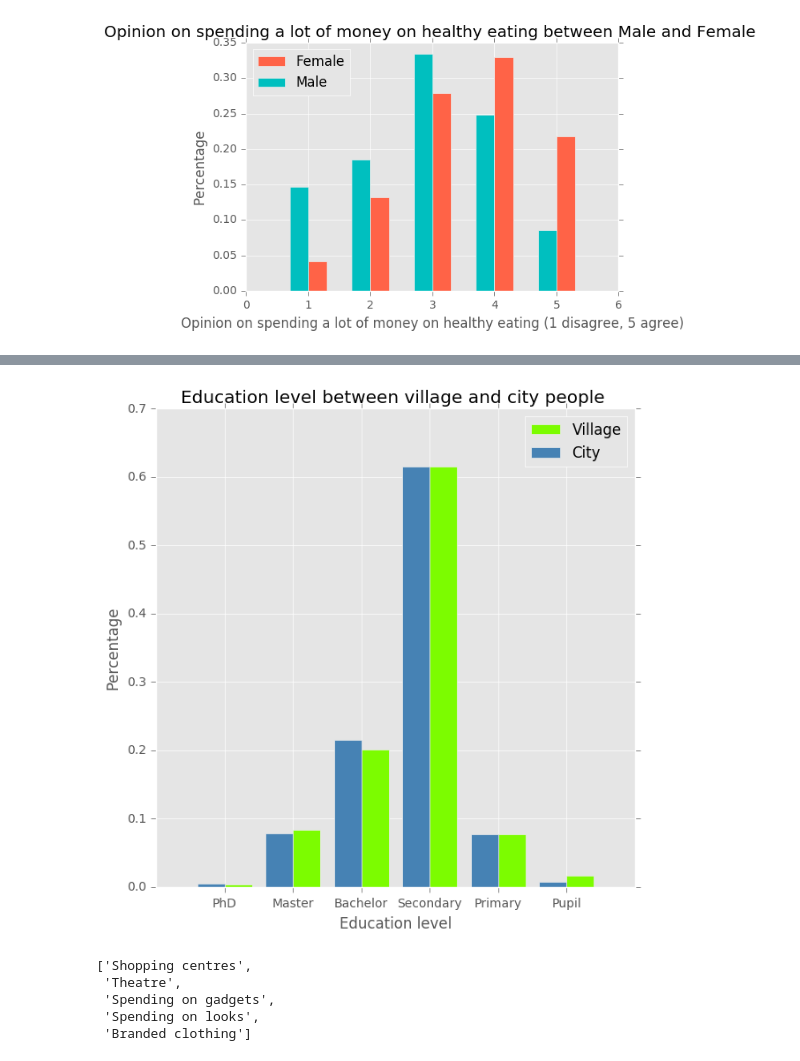
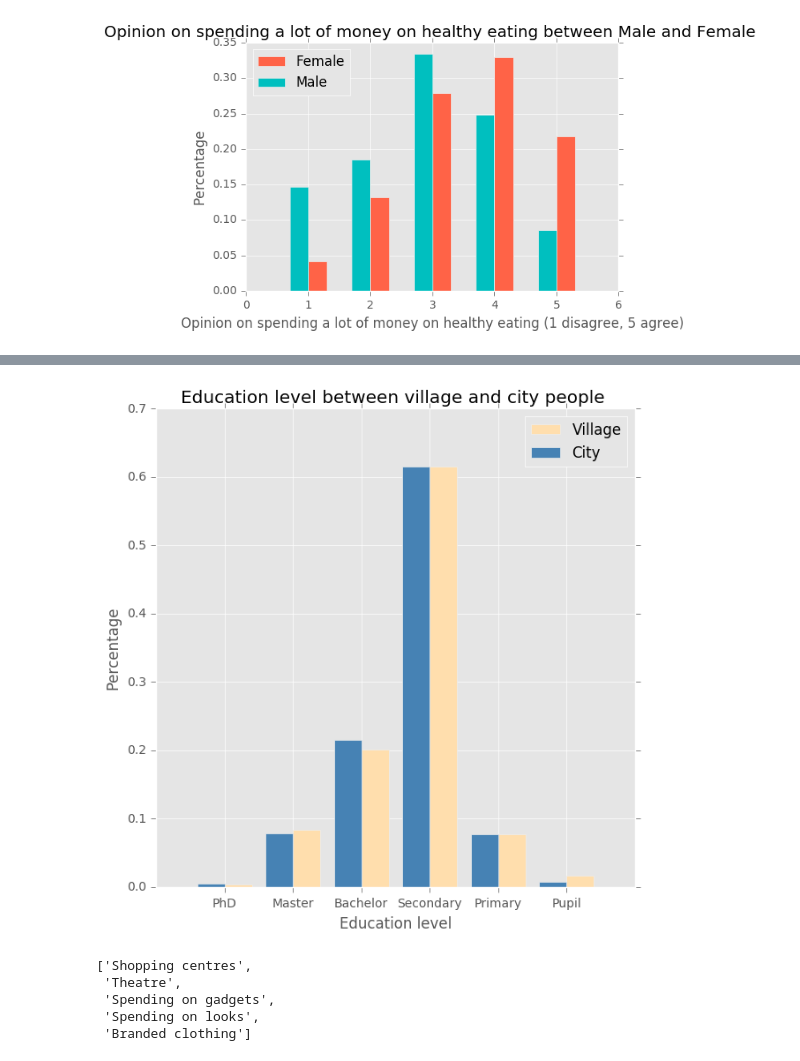
Before and after one commit to ehkhong/sta-141b-proj, a Jupyter notebook: Calculated2.py.ipynb, the cells around one changed output, grey strips where cells are left out. Drawn from its saved outputs; the diff is of its cells as text; code cells hidden in the pictures.

```diff
--- a/Calculated2.py.ipynb
+++ b/Calculated2.py.ipynb
@@ -636,16 +636,16 @@ bar_width = 0.4
 bar_locations = np.array([4,3,2,5,6,1])
 # %%
 plt.figure(figsize=(7,7))
-plt.bar(bar_locations, v_data['Education'].value_counts()/float(len(v_data['Education'])), bar_width, color = 'lawngreen')
+plt.bar(bar_locations, v_data['Education'].value_counts()/float(len(v_data['Education'])), bar_width, color = 'navajowhite')
 plt.bar(bar_locations - bar_width, c_data['Education'].value_counts()/float(len(c_data['Education'])), bar_width, color='steelblue')
 plt.xticks(bar_locations, ['Secondary', 'Bachelor','Master','Primary','Pupil','PhD'])
 plt.legend(["Village", "City"], loc = 'upper right')
 plt.xlabel('Education level')
 plt.ylabel('Percentage')
 plt.title('Education level between village and city people ')
 plt.show()
 # %% [output]
-[figure, old version]
+[figure, new version]
 # %%
 vc_col = list(v_data)
 vc_col = vc_col[1:3] + vc_col[4:]
```
Also changed, not shown: parts of 3 cells of this notebook.
